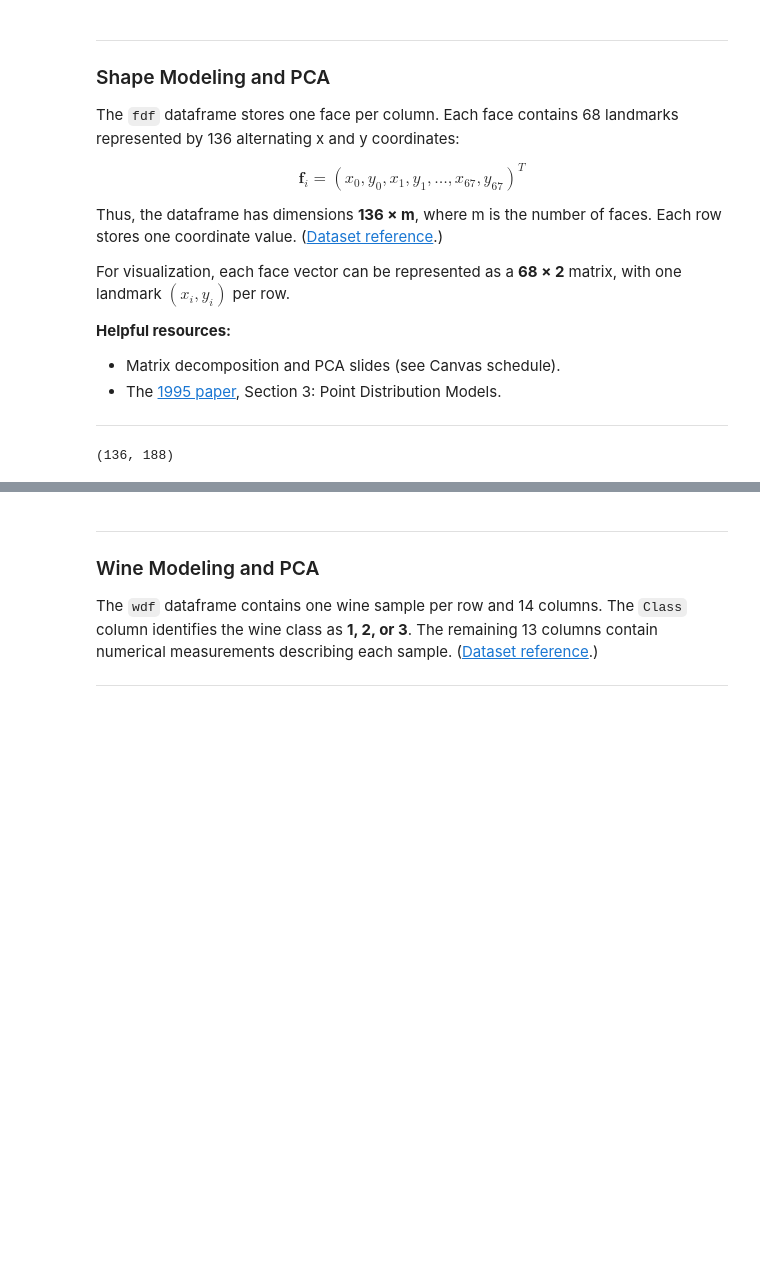
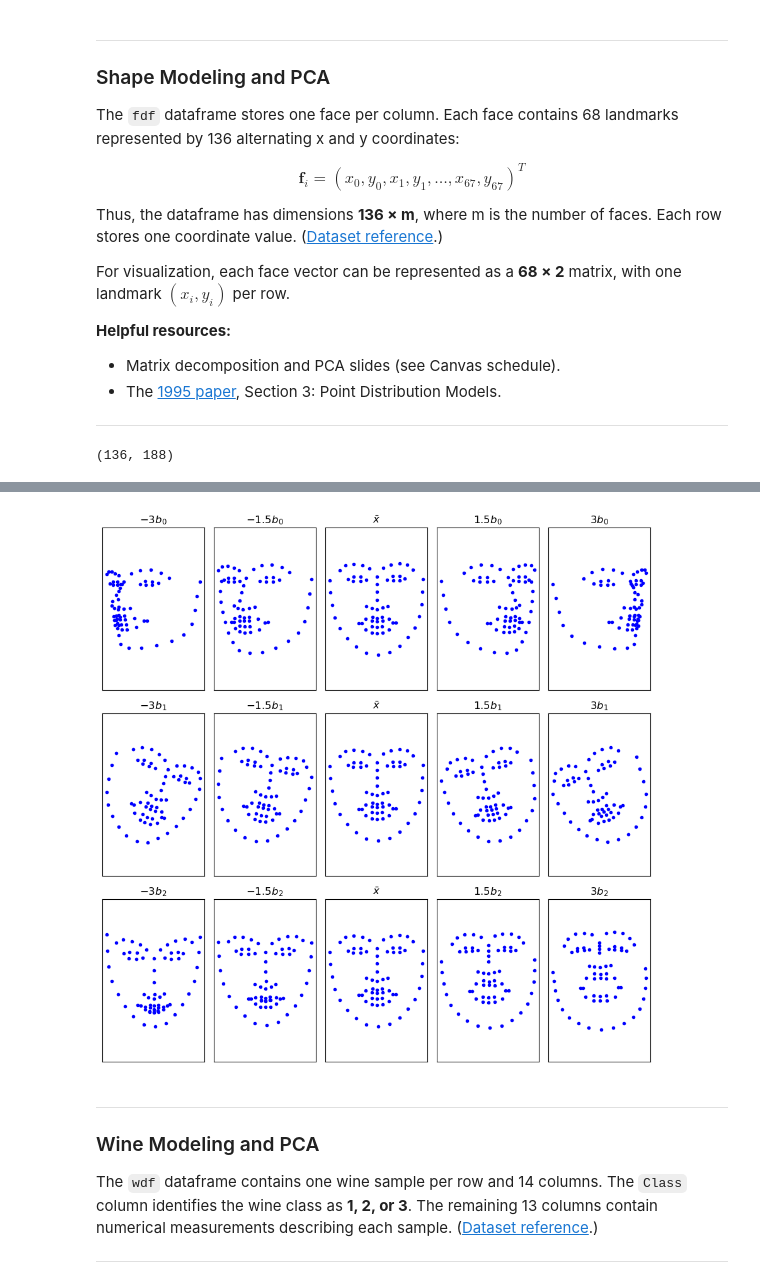
Before and after one commit to singsangwoo/COMP562_project2, a Jupyter notebook: P2.ipynb, the cells around one changed output, grey strips where cells are left out. Drawn from its saved outputs; the diff is of its cells as text; code cells hidden in the pictures; blank space fills up the shorter version.

```diff
--- a/P2.ipynb
+++ b/P2.ipynb
@@ -298,3 +312,53 @@ To receive full credit, your solution should produce plots identical to the refe
+# %%
+# --------------------------------------
+# Add your P2B coding solution below.
+# --------------------------------------
+
+f = fdf_2.to_numpy()
+x_bar_np = x_bar.to_numpy()
+sigma = np.zeros((136,136))
+
+for i in range(188):
+    f_i = f[:,i]
+    v = f_i - x_bar_np
+    v = v.reshape(136,1)
+    sigma += v @ v.T
+
+sigma = sigma/187
+
+eigenvalues, V = np.linalg.eigh(sigma)
+
+a = [-3,-1.5,0,1.5,3]
+b_index = np.argsort(eigenvalues)[-3:][::-1]
+
+fig, axes = plt.subplots(3, 5, figsize=(9, 9))
+for i in range(3):
+    ind = b_index[i]
+    lam = eigenvalues[ind]
+    v_i = V[:,ind]
+    if i ==1:
+        v_i = -v_i
+    for j in range(5):
+        b = a[j]*np.sqrt(lam)
+        x_cap = x_bar_np + v_i*b
+        face = x_cap.reshape(68, 2)
+
+        ax = axes[i,j]
+        ax.scatter(face[:,0], face[:,1], color = "blue", marker = ".")
+        ax.set_xticks([])
+        ax.set_yticks([])
+        ax.set_aspect("equal", adjustable="datalim")
+        if j == 2:
+            ax.set_title(r"$\bar{x}$")
+        else:
+            ax.set_title(rf"${a[j]}b_{i}$")
+
+
+
+plt.tight_layout()
+plt.show()
+# %% [output]
+[figure, added]
 # %% [markdown]
 ****
 
```
Also changed, not shown: parts of 5 cells of this notebook.
